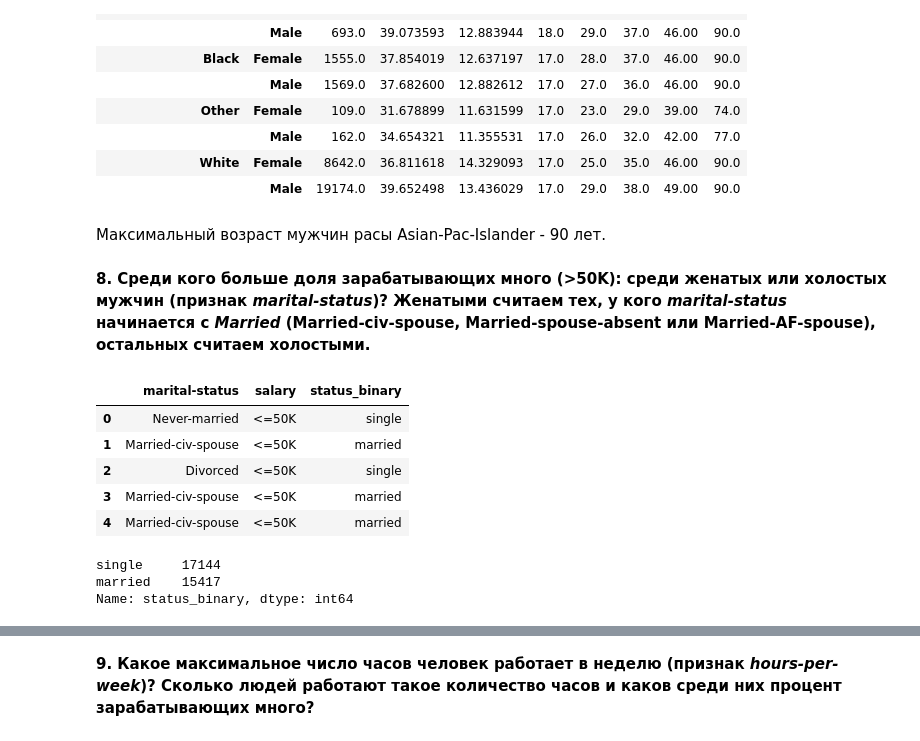
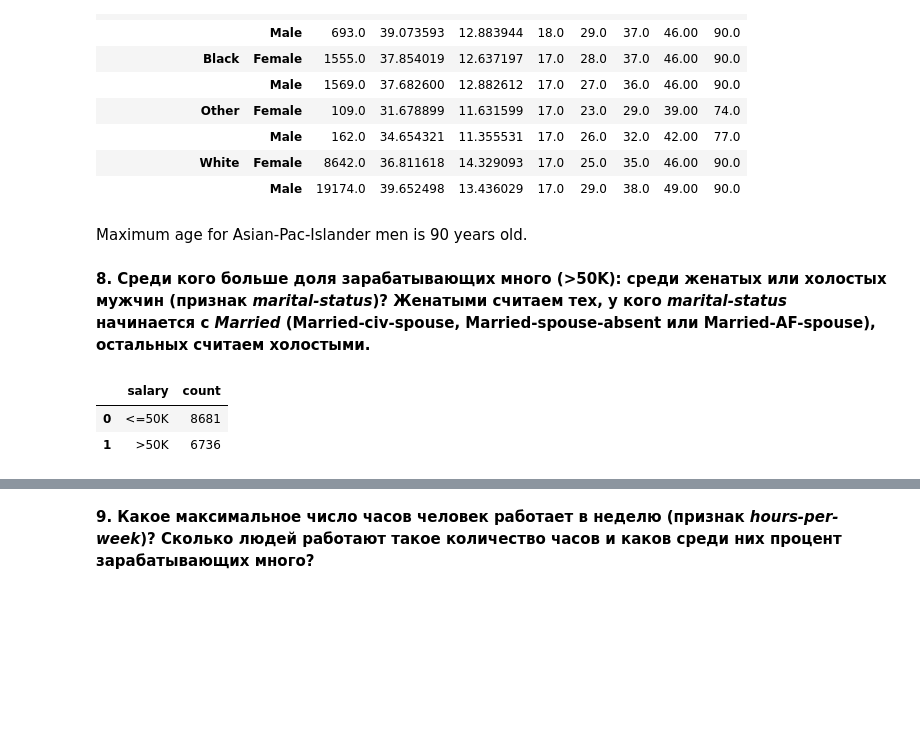
Before and after one commit to OlgaAlam/BigData_DE_Trainee, a Jupyter notebook: assignment_pandas_Telegina.ipynb, the cells around one changed output, grey strips where cells are left out. Cells and saved outputs as stored; diff of their text form; code cells hidden in the pictures; blank space fills up the shorter version.

```diff
--- a/assignment_pandas_Telegina.ipynb
+++ b/assignment_pandas_Telegina.ipynb
@@ -133,7 +105,7 @@ data.groupby(['race', 'sex'])[['age']].describe()
 |  | Male | 162.0 | 34.654321 | 11.355531 | 17.0 | 26.0 | 32.0 | 42.00 | 77.0 |
 | White | Female | 8642.0 | 36.811618 | 14.329093 | 17.0 | 25.0 | 35.0 | 46.00 | 90.0 |
 |  | Male | 19174.0 | 39.652498 | 13.436029 | 17.0 | 29.0 | 38.0 | 49.00 | 90.0 |
-# %% [markdown]
-Максимальный возраст мужчин расы Asian-Pac-Islander - 90 лет.
+# %% [markdown]
+Maximum age for Asian-Pac-Islander men is 90 years old.
 # %% [markdown]
 **8. Среди кого больше доля зарабатывающих много (>50K): среди женатых или холостых мужчин (признак *marital-status*)? Женатыми считаем тех, у кого *marital-status* начинается с *Married* (Married-civ-spouse, Married-spouse-absent или Married-AF-spouse), остальных считаем холостыми.**
@@ -142,18 +112,11 @@ import numpy as np
 # %%
-data_marital_salary = data.loc[:,['marital-status', 'salary']]
-married_list = 'Married-civ-spouse', 'Married-spouse-absent', 'Married-AF-spouse'
-data_marital_salary['status_binary'] = np.where(data_marital_salary['marital-status'].isin(married_list), 'married', 'single')
-data_marital_salary.head()
+#List of those considered married for marital-status feature
+married_list = ['Married-civ-spouse', 'Married-spouse-absent', 'Married-AF-spouse']
+
+#Number of married with >50K and <=50K salary
+married = data[data['marital-status'].isin(married_list)]['salary'].value_counts().reset_index()
+married
 # %% [output]
-|  | marital-status | salary | status_binary |
-| 0 | Never-married | <=50K | single |
-| 1 | Married-civ-spouse | <=50K | married |
-| 2 | Divorced | <=50K | single |
-| 3 | Married-civ-spouse | <=50K | married |
-| 4 | Married-civ-spouse | <=50K | married |
+|  | salary | count |
+| 0 | <=50K | 8681 |
+| 1 | >50K | 6736 |
-# %%
-data_marital_salary['status_binary'].value_counts()
-# %% [output]
-single     17144
-married    15417
-Name: status_binary, dtype: int64
```
Also changed, not shown: parts of 37 cells of this notebook, 2 other files.
